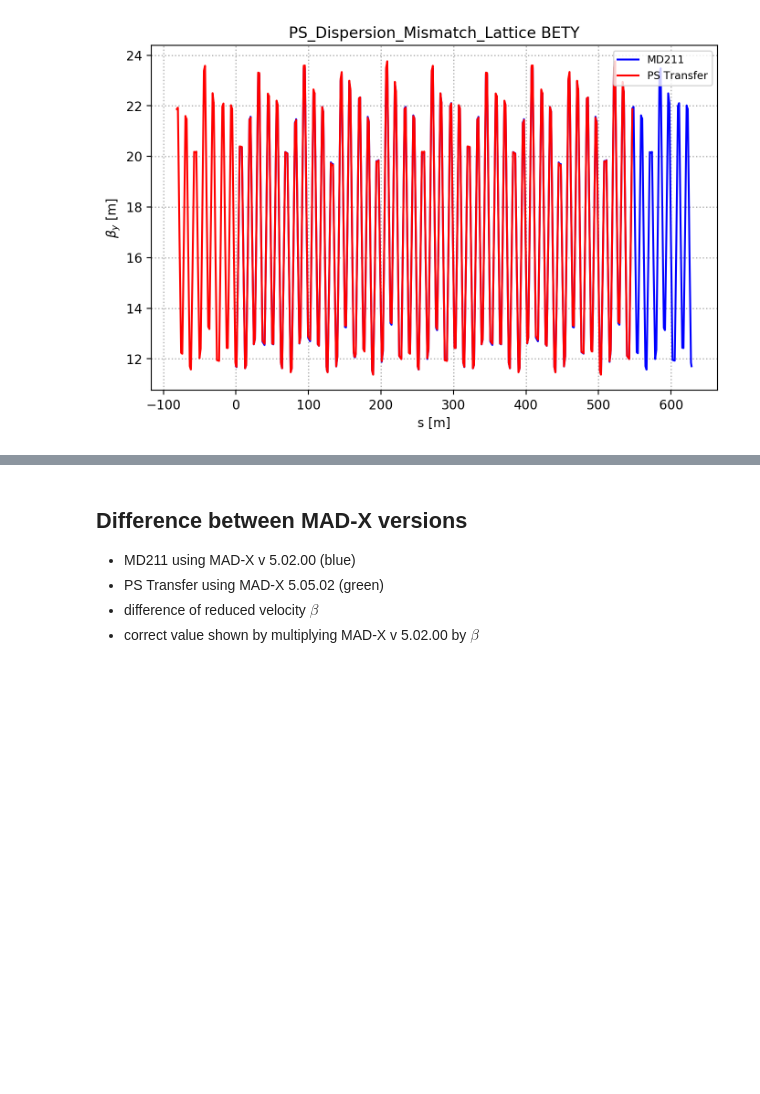
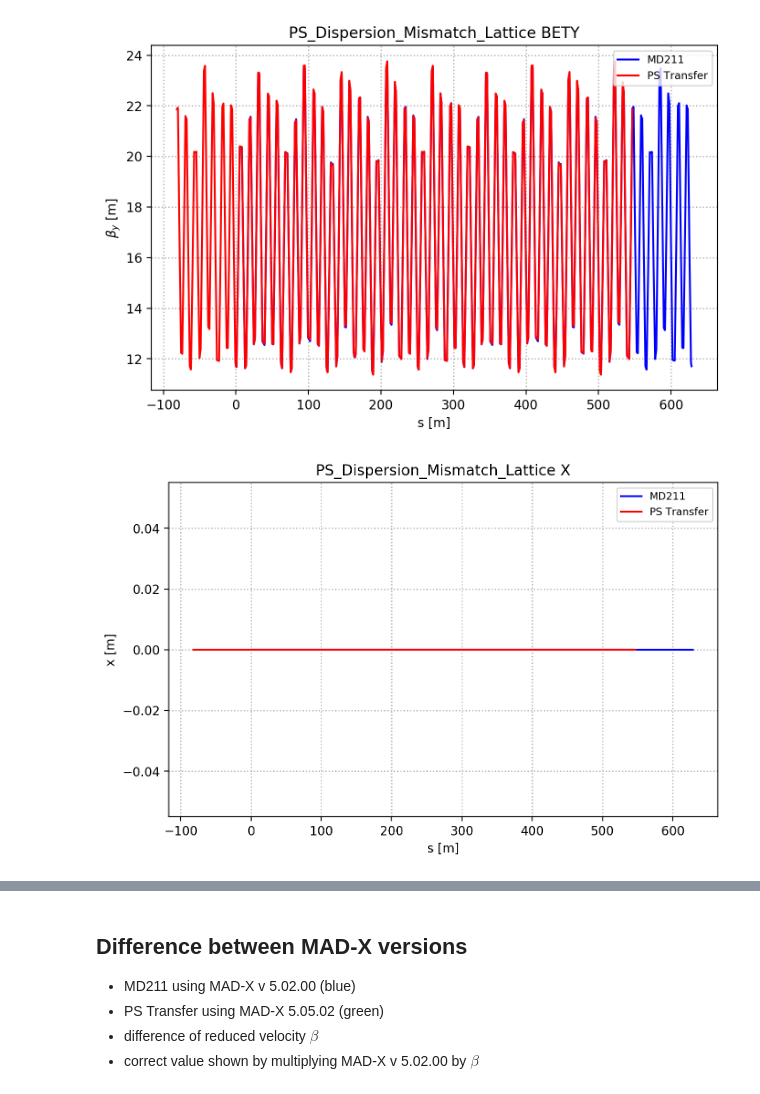
Before and after one commit to HaroonRafique/MD211, a Jupyter notebook: 06_Dispersion_Mismatch/Lattice_Tests/Dispersion_Mismatch_Tests.ipynb, the cells around one changed output, grey strips where cells are left out. Cells and saved outputs as stored; diff of their text form; code cells hidden in the pictures; blank space fills up the shorter version.

```diff
--- a/06_Dispersion_Mismatch/Lattice_Tests/Dispersion_Mismatch_Tests.ipynb
+++ b/06_Dispersion_Mismatch/Lattice_Tests/Dispersion_Mismatch_Tests.ipynb
@@ -375,4 +375,31 @@ savename = save_folder + '/'+ main_label + '_' + parameter + '.png'
 plt.savefig(savename, dpi = 200);
 # %% [output]
 [figure]
+# %%
+parameter = 'X'
+
+fig1 = plt.figure(facecolor='w', edgecolor='k')
+ax1 = fig1.add_subplot(111)
+
+tit = main_label + ' ' + parameter
+ax1.set_title(tit);
+
+ax1.set_xlabel('s [m]');
+ax1.set_ylabel('x [m]');
+
+x = np.array(d_ps_transfer['S'])-s_offset
+y = d_ps_transfer[parameter]
+
+ax1.plot(d_md211['S'], d_md211[parameter], label='MD211', color='b');
+#ax1.plot(d_ps_transfer['S'], d_ps_transfer[parameter], label='PS Transfer', color='r');
+ax1.plot(x, y, label='PS Transfer', color='r');
+
+ax1.legend(loc=1)
+ax1.grid(lw=1, ls=':');
+#ax1.set_xlim(-10,10)
+
+savename = save_folder + '/'+ main_label + '_' + parameter + '.png'
+plt.savefig(savename, dpi = 200);
+# %% [output]
+[figure, added]
 # %%
```
Also changed, not shown: parts of 22 cells of this notebook, 8 other files.
